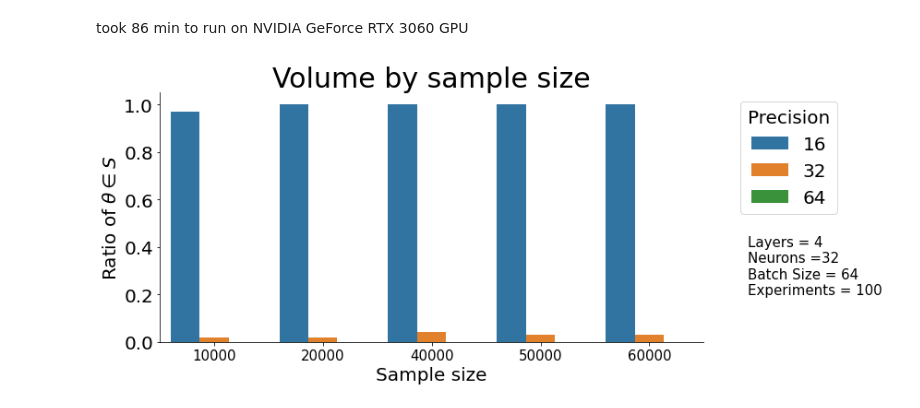
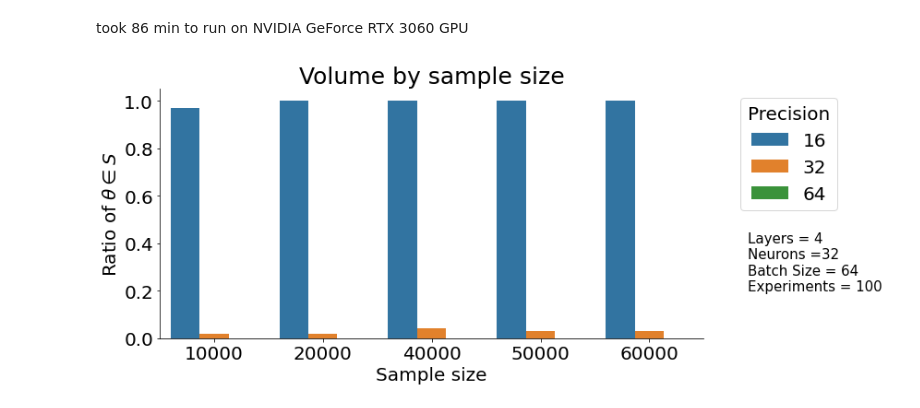
Before and after one commit to CS-433/ml-project-2-ristrettolearning-2, a Jupyter notebook: notebooks/Volume estimation.ipynb, the cells around one changed output. Cells and saved outputs as stored; diff of their text form; code cells hidden in the pictures.

```diff
--- a/notebooks/Volume estimation.ipynb
+++ b/notebooks/Volume estimation.ipynb
@@ -247,6 +247,7 @@ for precision in tqdm([16,32,64], desc='precision'):
 df.to_csv("volume_estimation_by_batch_size_MNIST.csv")
 # %%
 df = pd.read_csv("volume_estimation_by_batch_size_MNIST.csv")
+nb_experiments = 100
 # %%
 df['ratio'] = df['count'] / nb_experiments
 df = df.astype({"batch_size": int})
@@ -327,23 +328,23 @@ df = pd.read_csv("volume_estimation_by_sample_size_MNIST.csv")
 # %%
 df['ratio'] = df['count'] / nb_experiments
 df = df.astype({"sample_size": int})
 
 sns.catplot(x = "sample_size",
             y = "ratio",
             hue = "precision",
             data = df,
             kind = "bar",
             height=4.5, aspect=2,
             legend=False
             )
 
 plt.legend(title='Precision', fontsize='20', title_fontsize='20', bbox_to_anchor=(1.05, 1), loc='upper left')
-plt.title('Volume by sample size', fontsize='30')
+plt.title('Volume by sample size', fontsize='25')
 plt.xlabel('Sample size', fontsize='20');
 plt.ylabel('Ratio of ' + r'$\theta \in S$', fontsize='20');
 plt.yticks(fontsize='20');
-plt.xticks(fontsize='15');
+plt.xticks(fontsize='20');
 plt.text(4.9,.2, "Layers = 4\nNeurons =32\nBatch Size = 64\nExperiments = 100", fontsize='15');
 plt.savefig('sample size.png')
 # %% [output]
-[figure, old version]
+[figure, new version]
```
Also changed, not shown: parts of 3 cells of this notebook, 3 other files.
